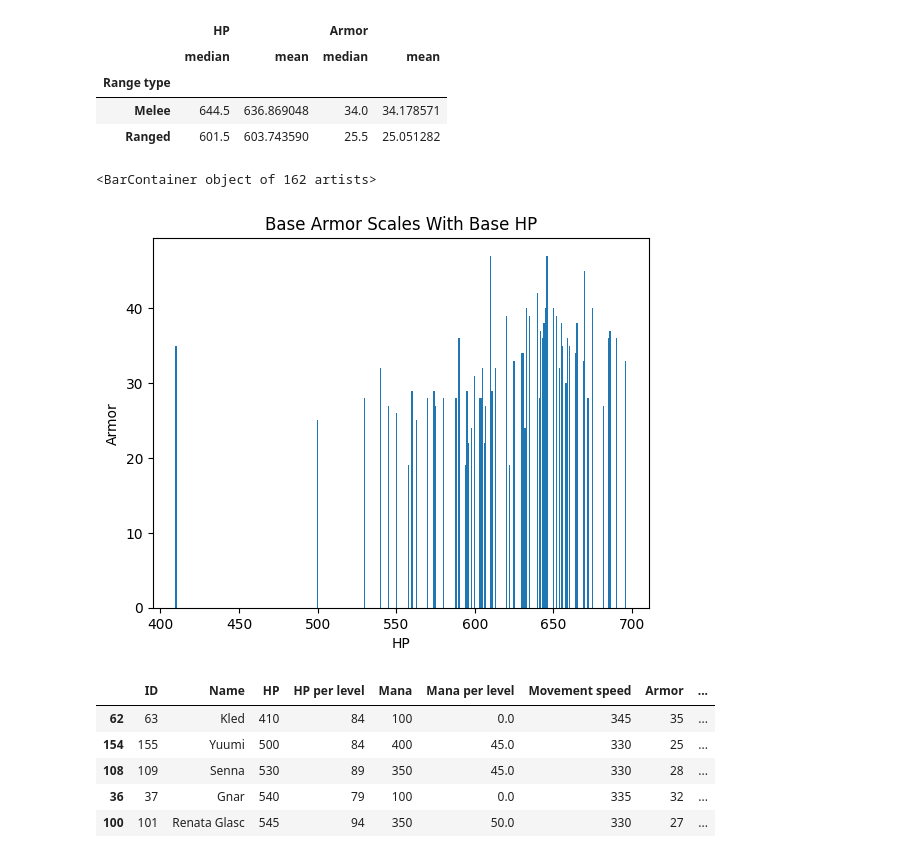
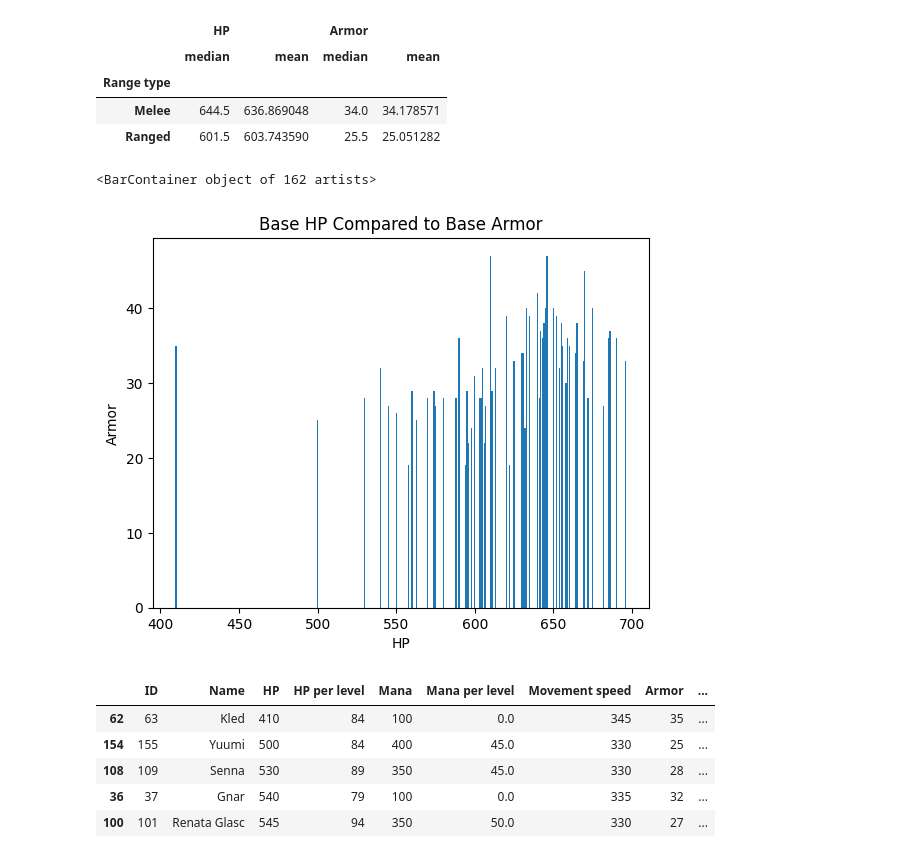
Before and after one commit to DAlcaraz/LeagueDataTool, a Jupyter notebook: LeagueDataTool.ipynb, the cells around one changed output. Saved outputs shown, nothing was run; the diff lists cells and outputs as text; code cells hidden in the pictures.

```diff
--- a/LeagueDataTool.ipynb
+++ b/LeagueDataTool.ipynb
@@ -192,11 +200,11 @@ champ_y = df['Armor']
 # %%
 plt.xlabel('HP')
 plt.ylabel('Armor')
-plt.title('Base Armor Scales With Base HP')
+plt.title('Base HP Compared to Base Armor')
 plt.bar(champ_x, champ_y)
 # %% [output]
 <BarContainer object of 162 artists>
-[figure, old version]
+[figure, new version]
 # %%
 df[df['HP'] < 550].sort_values('HP')
 # %% [output]
```
Also changed, not shown: parts of 17 cells of this notebook, 6 other files.
